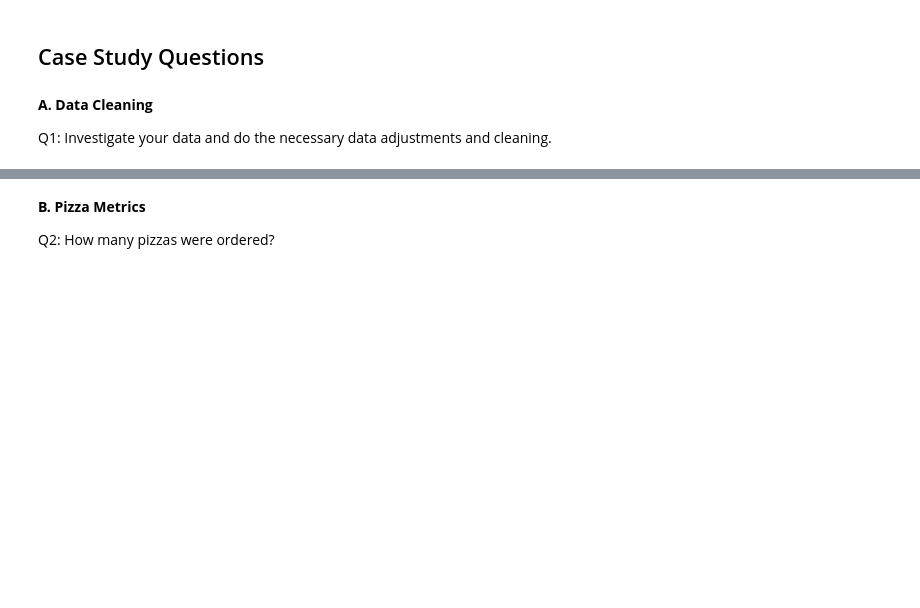
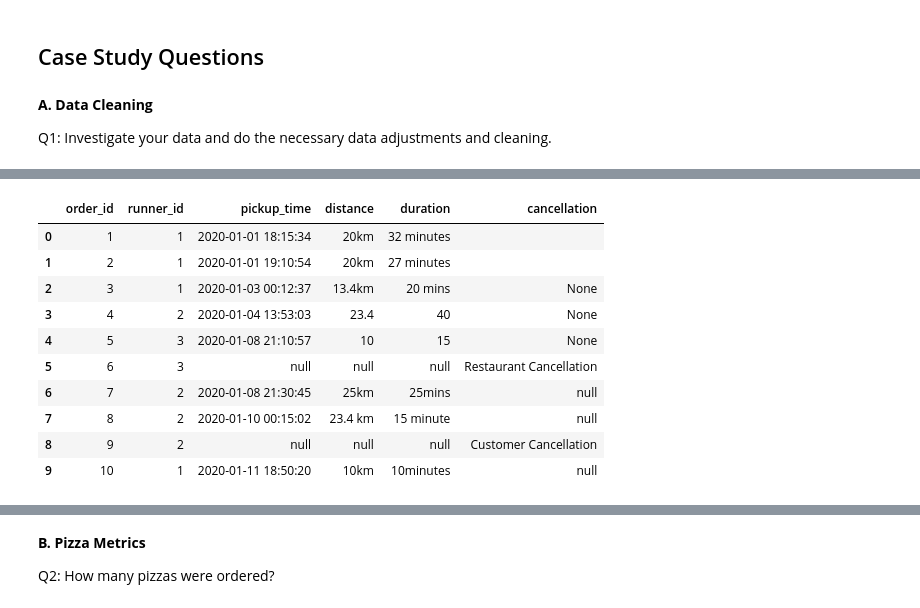
Before and after one commit to 20100215/8_Week_SQL_Challenge, a Jupyter notebook: Week 2 (Pizza Runner)/week2.ipynb, the cells around one changed output, grey strips where cells are left out. Drawn from its saved outputs; the diff is of its cells as text; code cells hidden in the pictures; blank space fills up the shorter version.

```diff
--- a/Week 2 (Pizza Runner)/week2.ipynb
+++ b/Week 2 (Pizza Runner)/week2.ipynb
@@ -81,0 +146,15 @@ Q1: Investigate your data and do the necessary data adjustments and cleaning.
+# %%
+# Check runner_orders table
+query("SELECT * FROM runner_orders")
+# %% [output]
+|  | order_id | runner_id | pickup_time | distance | duration | cancellation |
+| 0 | 1 | 1 | 2020-01-01 18:15:34 | 20km | 32 minutes |  |
+| 1 | 2 | 1 | 2020-01-01 19:10:54 | 20km | 27 minutes |  |
+| 2 | 3 | 1 | 2020-01-03 00:12:37 | 13.4km | 20 mins | None |
+| 3 | 4 | 2 | 2020-01-04 13:53:03 | 23.4 | 40 | None |
+| 4 | 5 | 3 | 2020-01-08 21:10:57 | 10 | 15 | None |
+| 5 | 6 | 3 | null | null | null | Restaurant Cancellation |
+| 6 | 7 | 2 | 2020-01-08 21:30:45 | 25km | 25mins | null |
+| 7 | 8 | 2 | 2020-01-10 00:15:02 | 23.4 km | 15 minute | null |
+| 8 | 9 | 2 | null | null | null | Customer Cancellation |
+| 9 | 10 | 1 | 2020-01-11 18:50:20 | 10km | 10minutes | null |
```
Also changed, not shown: parts of 9 cells of this notebook.
